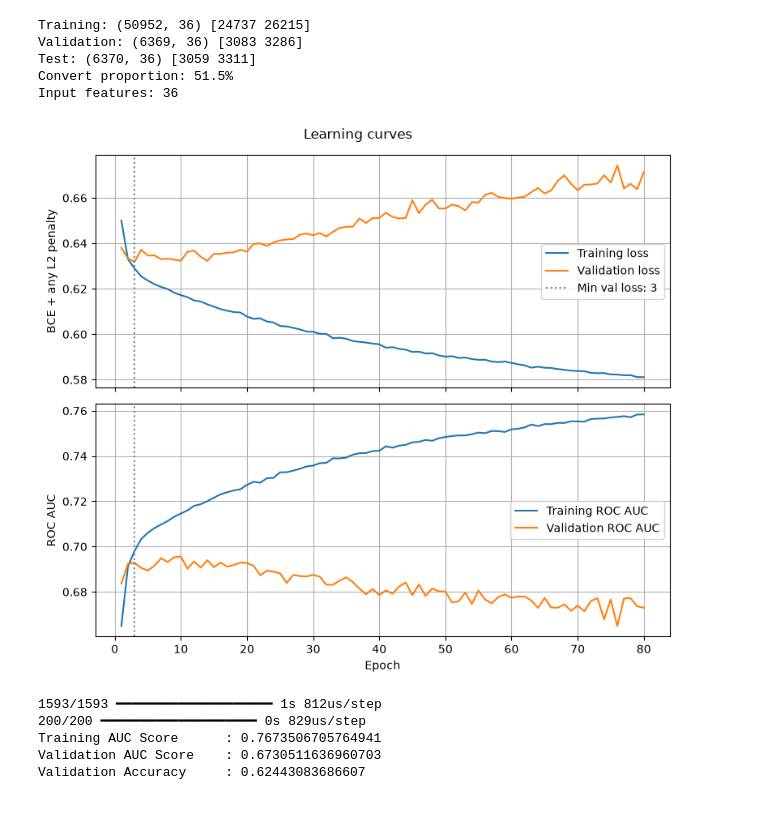
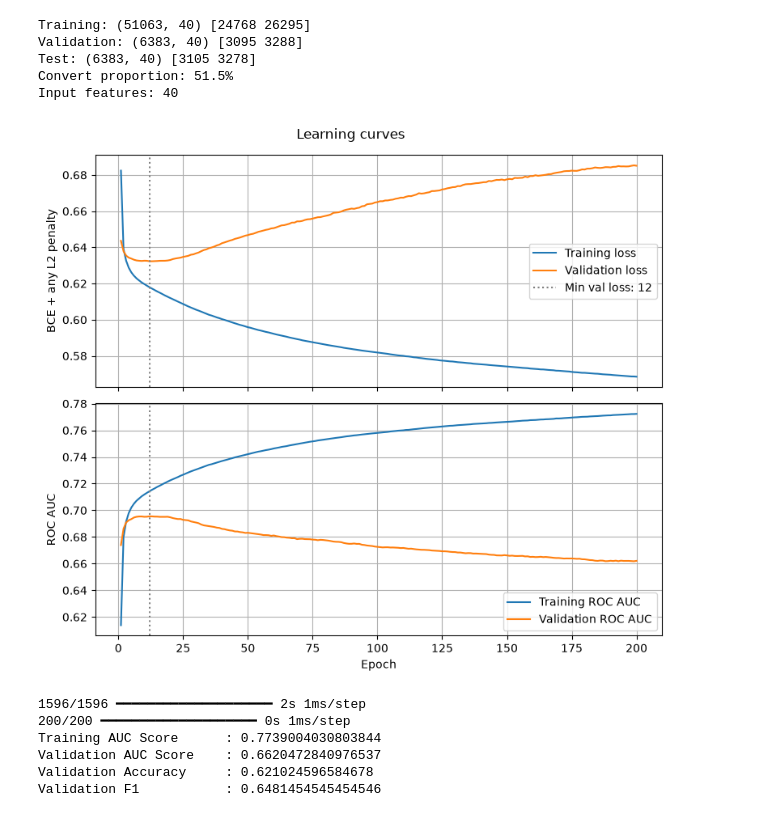
Before and after one commit to mjsweat-bu/cfb-project, a Jupyter notebook: notebooks/go_for_it_model.ipynb, the cells around one changed output. Saved outputs shown, nothing was run; the diff lists cells and outputs as text; code cells hidden in the pictures.

Commit message:
Finished go for it model.
Conclusion needs to be fixed

```diff
--- a/notebooks/go_for_it_model.ipynb
+++ b/notebooks/go_for_it_model.ipynb
@@ -129,6 +146,6 @@ plt.show()
 # %%
 # Drop Identifiers and Descriptors
-go = go.drop(columns=['play_id', 'game_id','drive_id','offense','defense','decision','outcome'], errors='ignore')
+go = go.drop(columns=['play_id', 'game_id','drive_id','offense','defense','decision','outcome','game_date'], errors='ignore')
 
 X = go.drop(columns='convert_target', errors='ignore')
 y = go['convert_target']
@@ -165,11 +182,11 @@ print("Test:", X_test_scaled.shape, np.bincount(y_test))
 print("Convert proportion:", f"{y.mean():.1%}")
 print("Input features:", X_train_scaled.shape[1])
 # %% [output]
-Training: (50952, 36) [24737 26215]
-Validation: (6369, 36) [3083 3286]
-Test: (6370, 36) [3059 3311]
+Training: (51063, 40) [24768 26295]
+Validation: (6383, 40) [3095 3288]
+Test: (6383, 40) [3105 3278]
 Convert proportion: 51.5%
-Input features: 36
+Input features: 40
 # %%
 num_features = X_train_scaled.shape[1]
 
@@ -181,40 +198,54 @@ base_model = Sequential([
 ])
 
 opt = Adam(learning_rate=0.001)
 
 base_model.compile(loss='binary_crossentropy',
                     optimizer=opt,
-                    metrics=['accuracy',tf.keras.metrics.AUC(name='auc')])
+                    metrics=[tf.keras.metrics.F1Score(average='macro',threshold=0.5),tf.keras.metrics.AUC(name='auc')])
 
 base_history = base_model.fit(
     X_train_scaled,
     y_train,
     validation_data=(X_val_scaled,y_val),
-    epochs=80,
-    batch_size=60,
+    epochs=200,
+    batch_size=256,
     verbose=0
 )
 
 plot_history(base_history)
 
 base_train_preds = base_model.predict(X_train_scaled).ravel()
 base_val_preds = base_model.predict(X_val_scaled).ravel()
 
 # AUC ROC Scores
 base_train_roc = roc_auc_score(y_train, base_train_preds)
 base_val_roc = roc_auc_score(y_val, base_val_preds)
 
 # Accuracy Score
 base_val_accuracy = accuracy_score(y_val, base_val_preds >= 0.5)
+base_val_f1 = f1_score(y_val, base_val_preds >= 0.5)
 
 print(f"Training AUC Score      : {base_train_roc}")
 print(f"Validation AUC Score    : {base_val_roc}")
 print(f"Validation Accuracy     : {base_val_accuracy}")
+print(f"Validation F1           : {base_val_f1}")
+
+experiment_results = []
+
+experiment_results.append({
+    "Model" : "Baseline",
+    "Training AUC" : base_train_roc,
+    "Validation AUC" : base_val_roc,
+    "Validation Log Loss" : log_loss(y_val, base_val_preds),
+    "Validation F1" : base_val_f1,
+    "config" : base_model.get_config()
+})
 # %% [output]
-[figure, old version]
+[figure, new version]
-1593/1593 ━━━━━━━━━━━━━━━━━━━━ 1s 812us/step
-200/200 ━━━━━━━━━━━━━━━━━━━━ 0s 829us/step
-Training AUC Score      : 0.7673506705764941
-Validation AUC Score    : 0.6730511636960703
-Validation Accuracy     : 0.62443083686607
+1596/1596 ━━━━━━━━━━━━━━━━━━━━ 2s 1ms/step
+200/200 ━━━━━━━━━━━━━━━━━━━━ 0s 1ms/step
+Training AUC Score      : 0.7739004030803844
+Validation AUC Score    : 0.6620472840976537
+Validation Accuracy     : 0.621024596584678
+Validation F1           : 0.6481454545454546
 # %%
```
Also changed, not shown: parts of 13 cells of this notebook.
